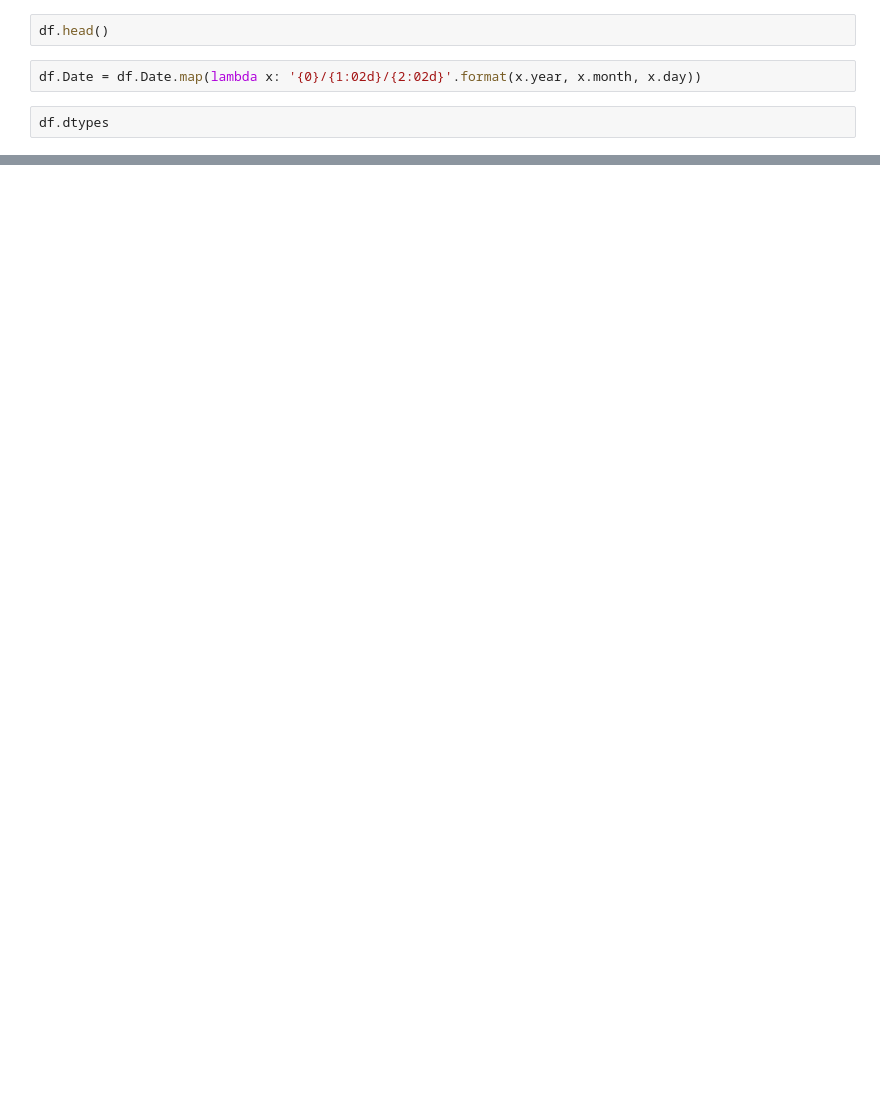
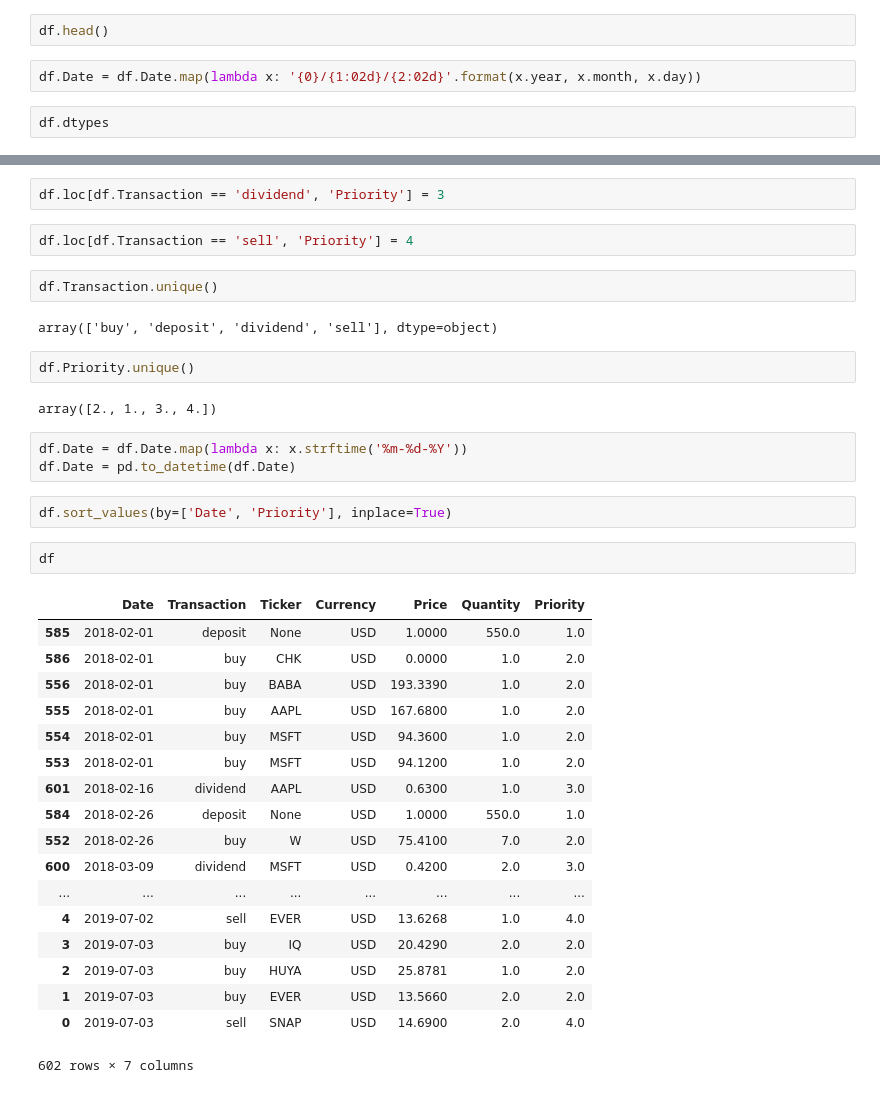
Before and after one commit to ahwkuepper/portfolios, a Jupyter notebook: notebooks/Scratch.ipynb, the cells around one changed output, grey strips where cells are left out. Drawn from its saved outputs; the diff is of its cells as text; blank space fills up the shorter version.

```diff
--- a/notebooks/Scratch.ipynb
+++ b/notebooks/Scratch.ipynb
@@ -230,0 +402,38 @@ df.dtypes
+# %%
+df.loc[df.Transaction == 'dividend', 'Priority'] = 3
+# %%
+df.loc[df.Transaction == 'sell', 'Priority'] = 4
+# %%
+df.Transaction.unique()
+# %% [output]
+array(['buy', 'deposit', 'dividend', 'sell'], dtype=object)
+# %%
+df.Priority.unique()
+# %% [output]
+array([2., 1., 3., 4.])
+# %%
+df.Date = df.Date.map(lambda x: x.strftime('%m-%d-%Y'))
+df.Date = pd.to_datetime(df.Date)
+# %%
+df.sort_values(by=['Date', 'Priority'], inplace=True)
+# %%
+df
+# %% [output]
+|  | Date | Transaction | Ticker | Currency | Price | Quantity | Priority |
+| 585 | 2018-02-01 | deposit | None | USD | 1.0000 | 550.0 | 1.0 |
+| 586 | 2018-02-01 | buy | CHK | USD | 0.0000 | 1.0 | 2.0 |
+| 556 | 2018-02-01 | buy | BABA | USD | 193.3390 | 1.0 | 2.0 |
+| 555 | 2018-02-01 | buy | AAPL | USD | 167.6800 | 1.0 | 2.0 |
+| 554 | 2018-02-01 | buy | MSFT | USD | 94.3600 | 1.0 | 2.0 |
+| 553 | 2018-02-01 | buy | MSFT | USD | 94.1200 | 1.0 | 2.0 |
+| 601 | 2018-02-16 | dividend | AAPL | USD | 0.6300 | 1.0 | 3.0 |
+| 584 | 2018-02-26 | deposit | None | USD | 1.0000 | 550.0 | 1.0 |
+| 552 | 2018-02-26 | buy | W | USD | 75.4100 | 7.0 | 2.0 |
+| 600 | 2018-03-09 | dividend | MSFT | USD | 0.4200 | 2.0 | 3.0 |
+| ... | ... | ... | ... | ... | ... | ... | ... |
+| 4 | 2019-07-02 | sell | EVER | USD | 13.6268 | 1.0 | 4.0 |
+| 3 | 2019-07-03 | buy | IQ | USD | 20.4290 | 2.0 | 2.0 |
+| 2 | 2019-07-03 | buy | HUYA | USD | 25.8781 | 1.0 | 2.0 |
+| 1 | 2019-07-03 | buy | EVER | USD | 13.5660 | 2.0 | 2.0 |
+| 0 | 2019-07-03 | sell | SNAP | USD | 14.6900 | 2.0 | 4.0 |
+602 rows × 7 columns
```
Also changed, not shown: parts of 22 cells of this notebook, 3 other files.
